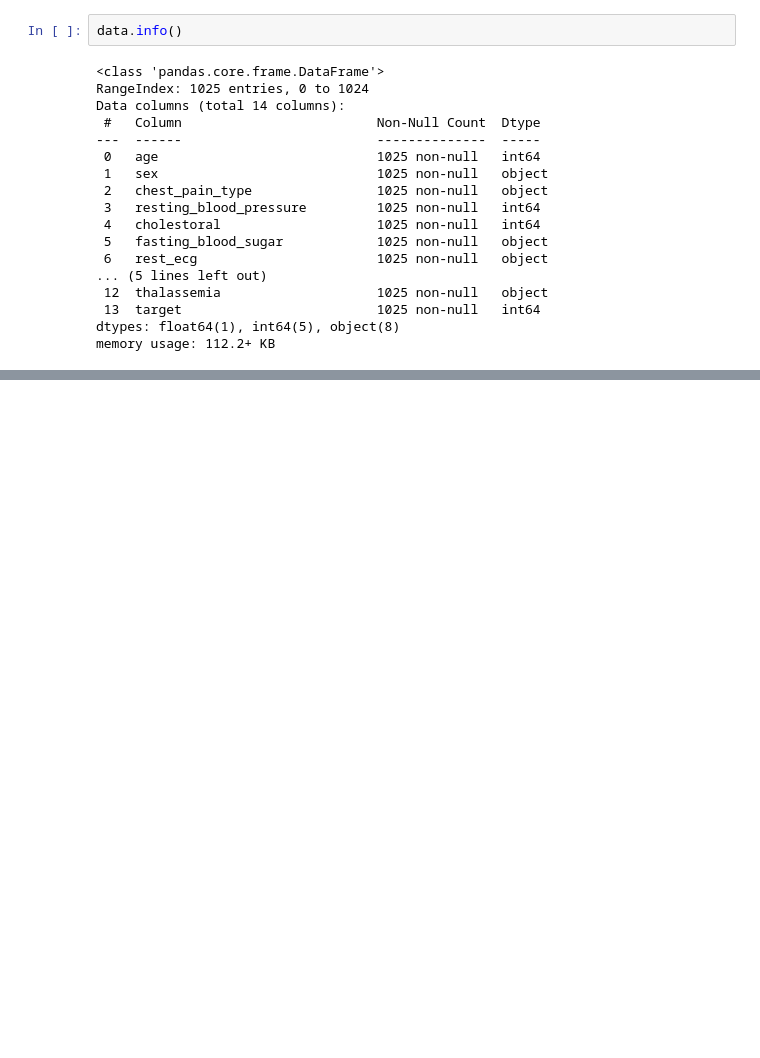
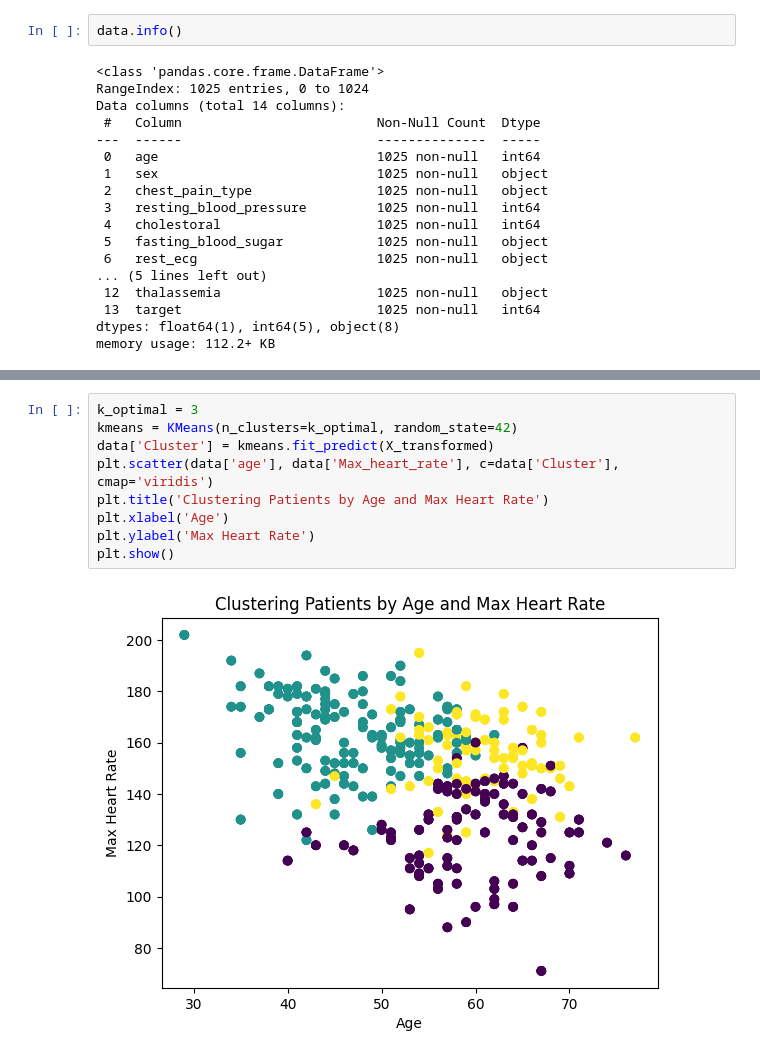
Before and after one commit to TuongvyKy/INST414_Module4, a Jupyter notebook: Module4.ipynb, the cells around one changed output, grey strips where cells are left out. Saved outputs shown, nothing was run; the diff lists cells and outputs as text; blank space fills up the shorter version.

```diff
--- a/Module4.ipynb
+++ b/Module4.ipynb
@@ -117,0 +89,11 @@ Cluster Summary:
+# %%
+k_optimal = 3
+kmeans = KMeans(n_clusters=k_optimal, random_state=42)
+data['Cluster'] = kmeans.fit_predict(X_transformed)
+plt.scatter(data['age'], data['Max_heart_rate'], c=data['Cluster'], cmap='viridis')
+plt.title('Clustering Patients by Age and Max Heart Rate')
+plt.xlabel('Age')
+plt.ylabel('Max Heart Rate')
+plt.show()
+# %% [output]
+[figure, added]
```
Also changed, not shown: parts of 9 cells of this notebook.
